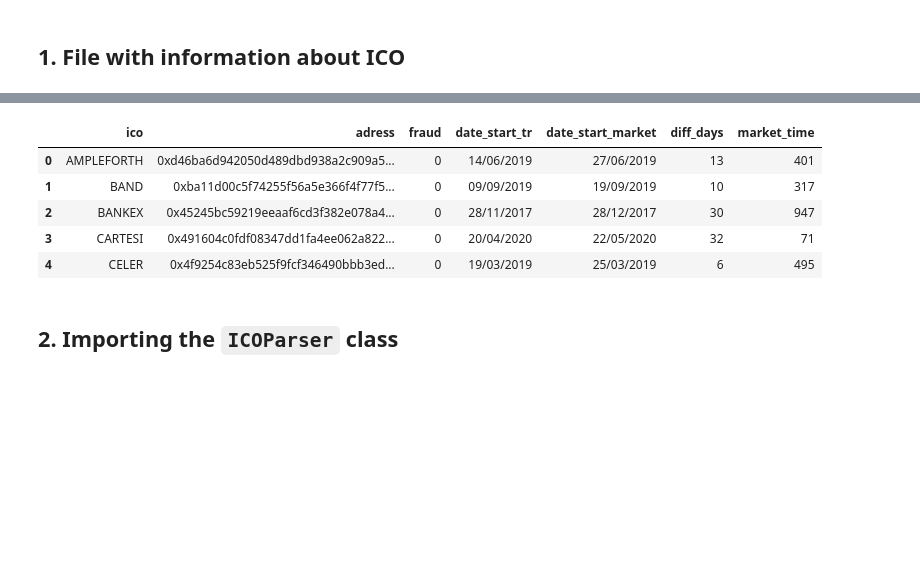
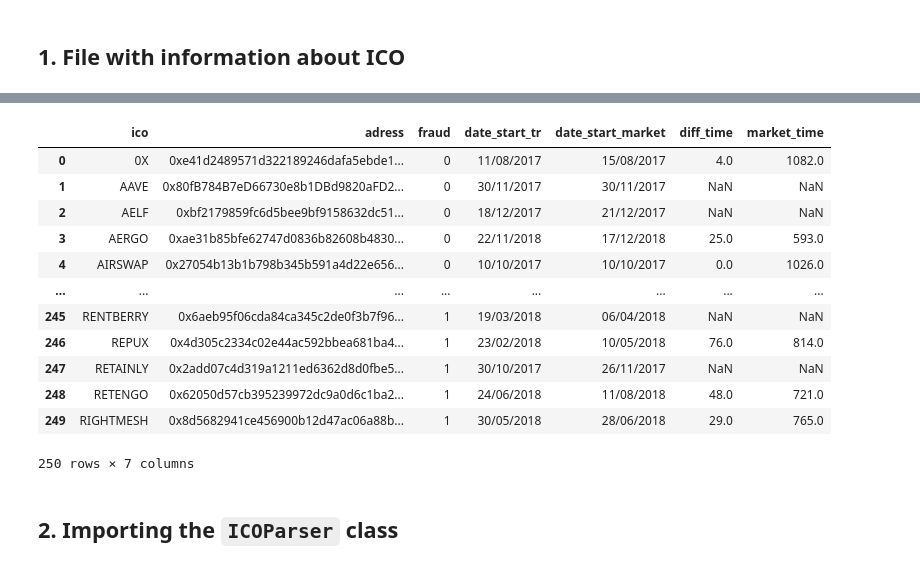
Before and after one commit to GabrielSGoncalves/time_series_study, a Jupyter notebook: ICO_fraud_detection/2020-08-01-Dataset_creation.ipynb, the cells around one changed output, grey strips where cells are left out. Drawn from its saved outputs; the diff is of its cells as text; code cells hidden in the pictures; blank space fills up the shorter version.

```diff
--- a/ICO_fraud_detection/2020-08-01-Dataset_creation.ipynb
+++ b/ICO_fraud_detection/2020-08-01-Dataset_creation.ipynb
@@ -9,2 +11,2 @@ import re
 # %%
-df_info = pd.read_csv('../data_and_models/ico_info_table_2020-08-01.tsv', sep='\t')
+df_info = pd.read_csv('../data_and_models/ico_info_table_2020-08-08.csv', sep=';')
@@ -11,12 +29,23 @@ df_info = pd.read_csv('../data_and_models/ico_info_table_2020-08-01.tsv', sep='\
+# %%
+df_info.ico = df_info.ico.str.upper()
+# %%
+df_info.ico = df_info.ico.str.replace(' ', '')
 # %%
-df_info.head()
+df_info.head(250)
 # %% [output]
-|  | ico | adress | fraud | date_start_tr | date_start_market | diff_days | market_time |
-| 0 | AMPLEFORTH | 0xd46ba6d942050d489dbd938a2c909a5... | 0 | 14/06/2019 | 27/06/2019 | 13 | 401 |
-| 1 | BAND | 0xba11d00c5f74255f56a5e366f4f77f5... | 0 | 09/09/2019 | 19/09/2019 | 10 | 317 |
-| 2 | BANKEX | 0x45245bc59219eeaaf6cd3f382e078a4... | 0 | 28/11/2017 | 28/12/2017 | 30 | 947 |
-| 3 | CARTESI | 0x491604c0fdf08347dd1fa4ee062a822... | 0 | 20/04/2020 | 22/05/2020 | 32 | 71 |
-| 4 | CELER | 0x4f9254c83eb525f9fcf346490bbb3ed... | 0 | 19/03/2019 | 25/03/2019 | 6 | 495 |
+|  | ico | adress | fraud | date_start_tr | date_start_market | diff_time | market_time |
+| 0 | 0X | 0xe41d2489571d322189246dafa5ebde1... | 0 | 11/08/2017 | 15/08/2017 | 4.0 | 1082.0 |
+| 1 | AAVE | 0x80fB784B7eD66730e8b1DBd9820aFD2... | 0 | 30/11/2017 | 30/11/2017 | NaN | NaN |
+| 2 | AELF | 0xbf2179859fc6d5bee9bf9158632dc51... | 0 | 18/12/2017 | 21/12/2017 | NaN | NaN |
+| 3 | AERGO | 0xae31b85bfe62747d0836b82608b4830... | 0 | 22/11/2018 | 17/12/2018 | 25.0 | 593.0 |
+| 4 | AIRSWAP | 0x27054b13b1b798b345b591a4d22e656... | 0 | 10/10/2017 | 10/10/2017 | 0.0 | 1026.0 |
+| ... | ... | ... | ... | ... | ... | ... | ... |
+| 245 | RENTBERRY | 0x6aeb95f06cda84ca345c2de0f3b7f96... | 1 | 19/03/2018 | 06/04/2018 | NaN | NaN |
+| 246 | REPUX | 0x4d305c2334c02e44ac592bbea681ba4... | 1 | 23/02/2018 | 10/05/2018 | 76.0 | 814.0 |
+| 247 | RETAINLY | 0x2add07c4d319a1211ed6362d8d0fbe5... | 1 | 30/10/2017 | 26/11/2017 | NaN | NaN |
+| 248 | RETENGO | 0x62050d57cb395239972dc9a0d6c1ba2... | 1 | 24/06/2018 | 11/08/2018 | 48.0 | 721.0 |
+| 249 | RIGHTMESH | 0x8d5682941ce456900b12d47ac06a88b... | 1 | 30/05/2018 | 28/06/2018 | 29.0 | 765.0 |
+250 rows × 7 columns
 # %% [markdown]
 ## 2. Importing the `ICOParser` class
 # %%
```
Also changed, not shown: parts of 20 cells of this notebook, 1 other file.
